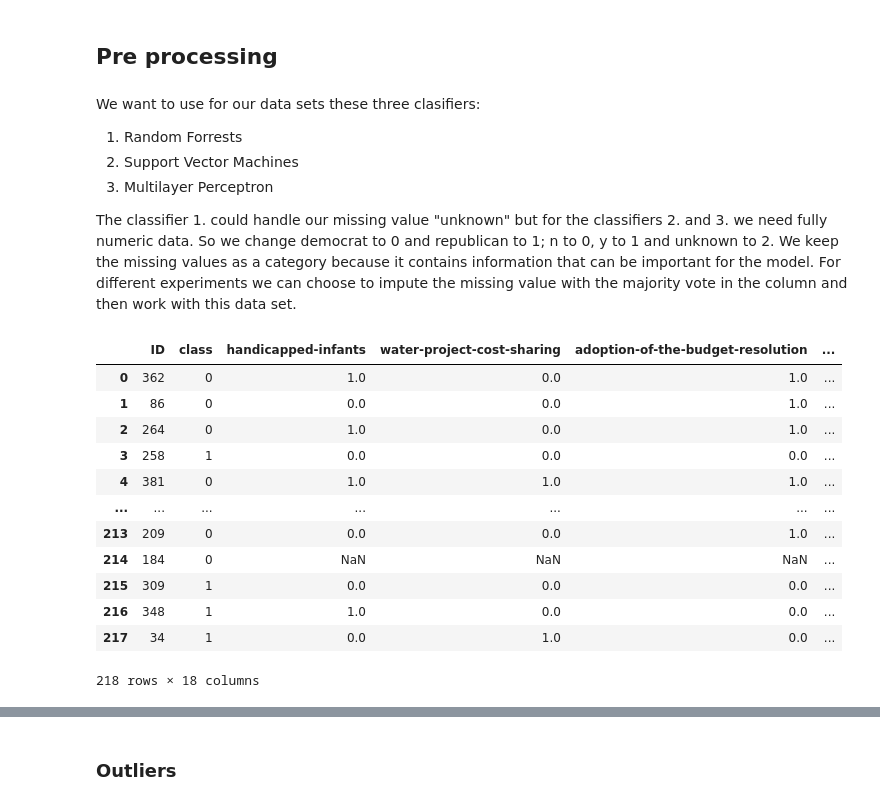
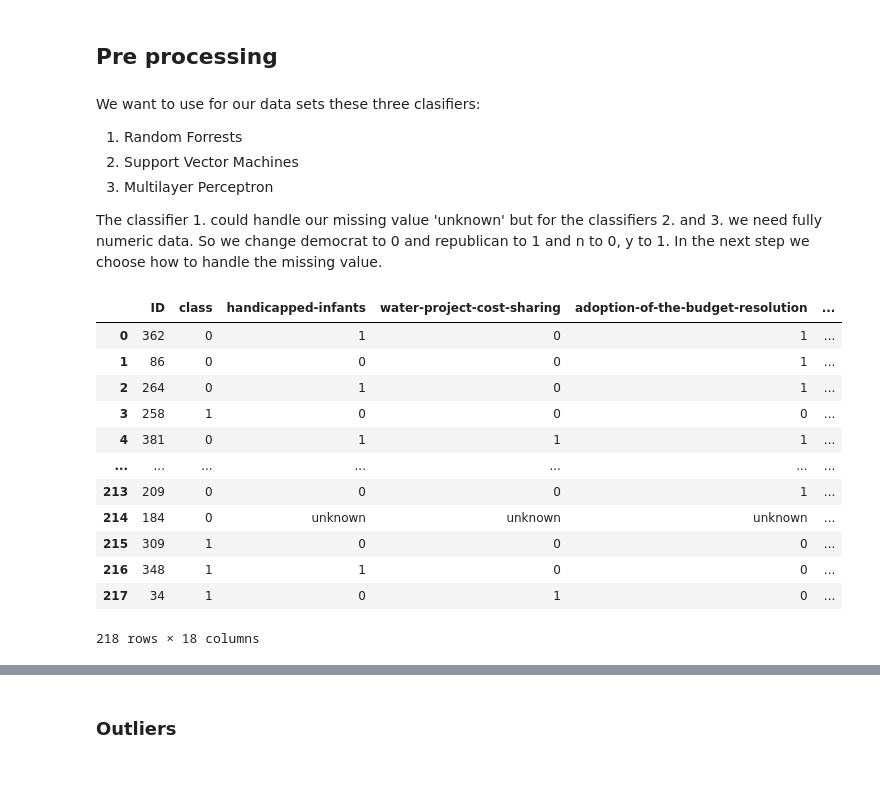
Before and after one commit to claraelisabeth/MachineLearning, a Jupyter notebook: congressional_voting.ipynb, the cells around one changed output, grey strips where cells are left out. Saved outputs shown, nothing was run; the diff lists cells and outputs as text; code cells hidden in the pictures; blank space fills up the shorter version.

```diff
--- a/congressional_voting.ipynb
+++ b/congressional_voting.ipynb
@@ -171,23 +209,23 @@ We want to use for our data sets these three clasifiers:
 2. Support Vector Machines
 3. Multilayer Perceptron
 
-The classifier 1. could handle our missing value "unknown" but for the classifiers 2. and 3. we need fully numeric data. So we change democrat to 0 and republican to 1; n to 0, y to 1 and unknown to 2. We keep the missing values as a category because it contains information that can be important for the model. For different experiments we can choose to impute the missing value with the majority vote in the column and then work with this data set.
+The classifier 1. could handle our missing value 'unknown' but for the classifiers 2. and 3. we need fully numeric data. So we change democrat to 0 and republican to 1 and n to 0, y to 1. In the next step we choose how to handle the missing value.
 # %%
 df_voting = df_voting.replace("democrat", 0).replace("republican", 1)
-df_voting = df_voting.replace("n", 0).replace("y", 1).replace("unknown", np.nan)
+df_voting = df_voting.replace("n", 0).replace("y", 1)
 
 display(df_voting)
 # %% [output]
 |  | ID | class | handicapped-infants | water-project-cost-sharing | adoption-of-the-budget-resolution | ... |
-| 0 | 362 | 0 | 1.0 | 0.0 | 1.0 | ... |
-| 1 | 86 | 0 | 0.0 | 0.0 | 1.0 | ... |
-| 2 | 264 | 0 | 1.0 | 0.0 | 1.0 | ... |
-| 3 | 258 | 1 | 0.0 | 0.0 | 0.0 | ... |
-| 4 | 381 | 0 | 1.0 | 1.0 | 1.0 | ... |
+| 0 | 362 | 0 | 1 | 0 | 1 | ... |
+| 1 | 86 | 0 | 0 | 0 | 1 | ... |
+| 2 | 264 | 0 | 1 | 0 | 1 | ... |
+| 3 | 258 | 1 | 0 | 0 | 0 | ... |
+| 4 | 381 | 0 | 1 | 1 | 1 | ... |
 | ... | ... | ... | ... | ... | ... | ... |
-| 213 | 209 | 0 | 0.0 | 0.0 | 1.0 | ... |
-| 214 | 184 | 0 | NaN | NaN | NaN | ... |
-| 215 | 309 | 1 | 0.0 | 0.0 | 0.0 | ... |
-| 216 | 348 | 1 | 1.0 | 0.0 | 0.0 | ... |
-| 217 | 34 | 1 | 0.0 | 1.0 | 0.0 | ... |
+| 213 | 209 | 0 | 0 | 0 | 1 | ... |
+| 214 | 184 | 0 | unknown | unknown | unknown | ... |
+| 215 | 309 | 1 | 0 | 0 | 0 | ... |
+| 216 | 348 | 1 | 1 | 0 | 0 | ... |
+| 217 | 34 | 1 | 0 | 1 | 0 | ... |
 218 rows × 18 columns
```
Also changed, not shown: parts of 41 cells of this notebook, 2 other files.
